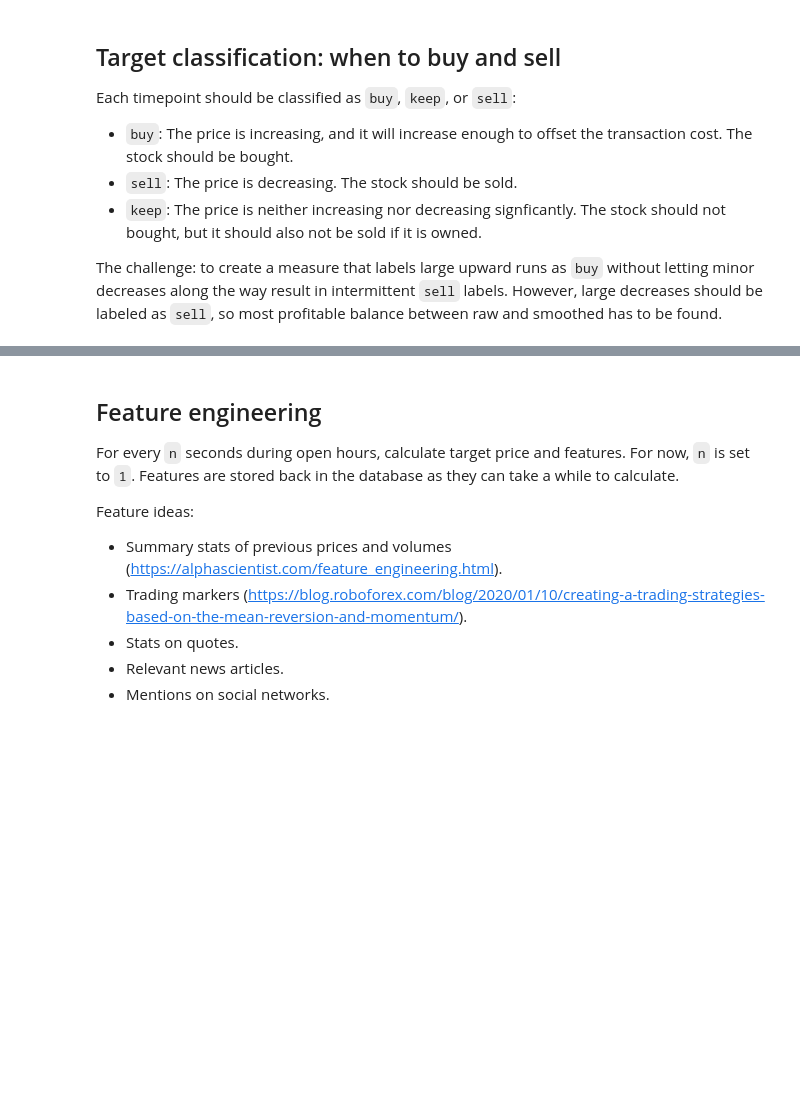
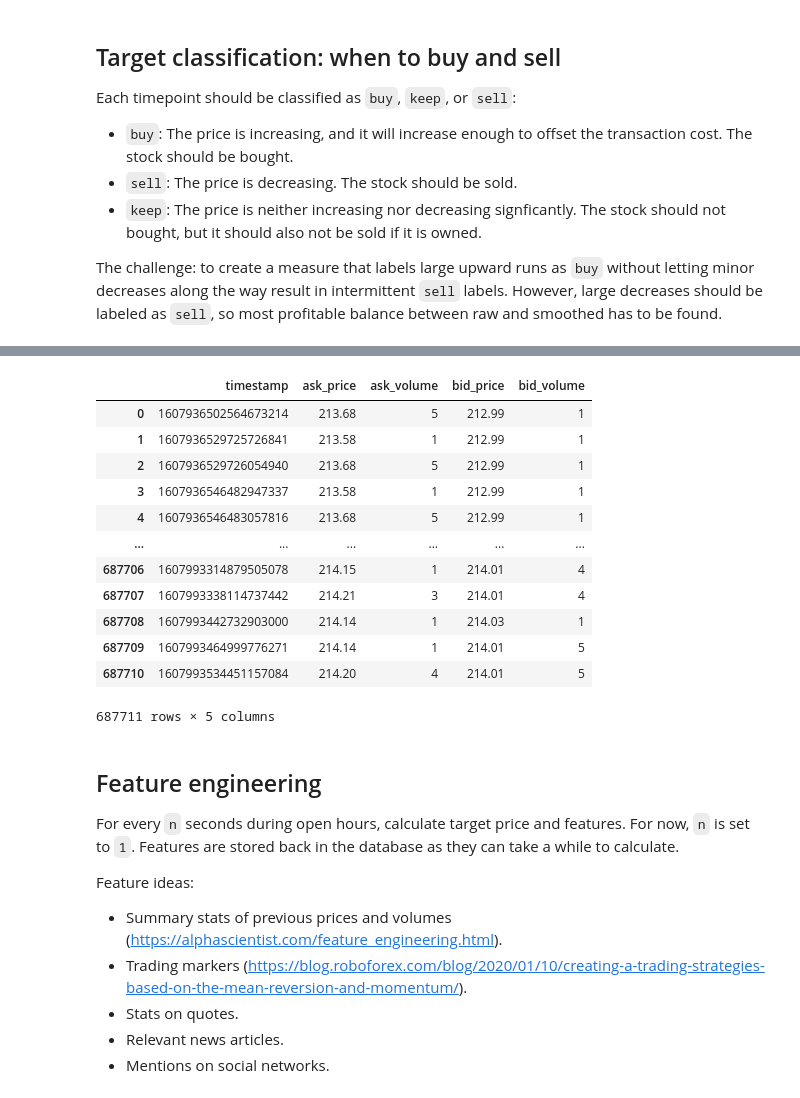
Before and after one commit to dwitvliet/project-stock-trading, a Jupyter notebook: stock_prediction.ipynb, the cells around one changed output, grey strips where cells are left out. Drawn from its saved outputs; the diff is of its cells as text; code cells hidden in the pictures; blank space fills up the shorter version.

```diff
--- a/stock_prediction.ipynb
+++ b/stock_prediction.ipynb
@@ -31,6 +32,7 @@ How you would explain what you did to a non-data scientist?
 Configure logging, import config, and connect to database.
 # %%
 import os
+import sys
 import time
 import datetime
 import logging
@@ -40,8 +42,6 @@ logging.basicConfig(
     level=logging.INFO,
     stream=sys.stdout
 )
-# logger = logging.getLogger()
-# logger.setLevel(logging.INFO)
 
 import numpy as np
 import scipy as sc
@@ -64,11 +64,7 @@ sns.set_style('whitegrid')
 %load_ext autoreload
 %autoreload 2
 import config
+import data.shortcuts as data
 from data.database import Database
-from data.api_manager import APIManager
-from utils import descriptive_stats
-from utils import performance_metrics
-
-db = Database(config.database)
-api = APIManager(config.api_key)
+from utils import descriptive_stats, performance_metrics
 # %% [markdown]
@@ -203,3 +198,19 @@ The challenge: to create a measure that labels large upward runs as `buy` withou
+# %%
+api.get_daily_quotes('MSFT', '2020-12-14')
+# %% [output]
+|  | timestamp | ask_price | ask_volume | bid_price | bid_volume |
+| 0 | 1607936502564673214 | 213.68 | 5 | 212.99 | 1 |
+| 1 | 1607936529725726841 | 213.58 | 1 | 212.99 | 1 |
+| 2 | 1607936529726054940 | 213.68 | 5 | 212.99 | 1 |
+| 3 | 1607936546482947337 | 213.58 | 1 | 212.99 | 1 |
+| 4 | 1607936546483057816 | 213.68 | 5 | 212.99 | 1 |
+| ... | ... | ... | ... | ... | ... |
+| 687706 | 1607993314879505078 | 214.15 | 1 | 214.01 | 4 |
+| 687707 | 1607993338114737442 | 214.21 | 3 | 214.01 | 4 |
+| 687708 | 1607993442732903000 | 214.14 | 1 | 214.03 | 1 |
+| 687709 | 1607993464999776271 | 214.14 | 1 | 214.01 | 5 |
+| 687710 | 1607993534451157084 | 214.20 | 4 | 214.01 | 5 |
+687711 rows × 5 columns
 # %% [markdown]
 ## Feature engineering
 
```
Also changed, not shown: parts of 10 cells of this notebook, 3 other files.
